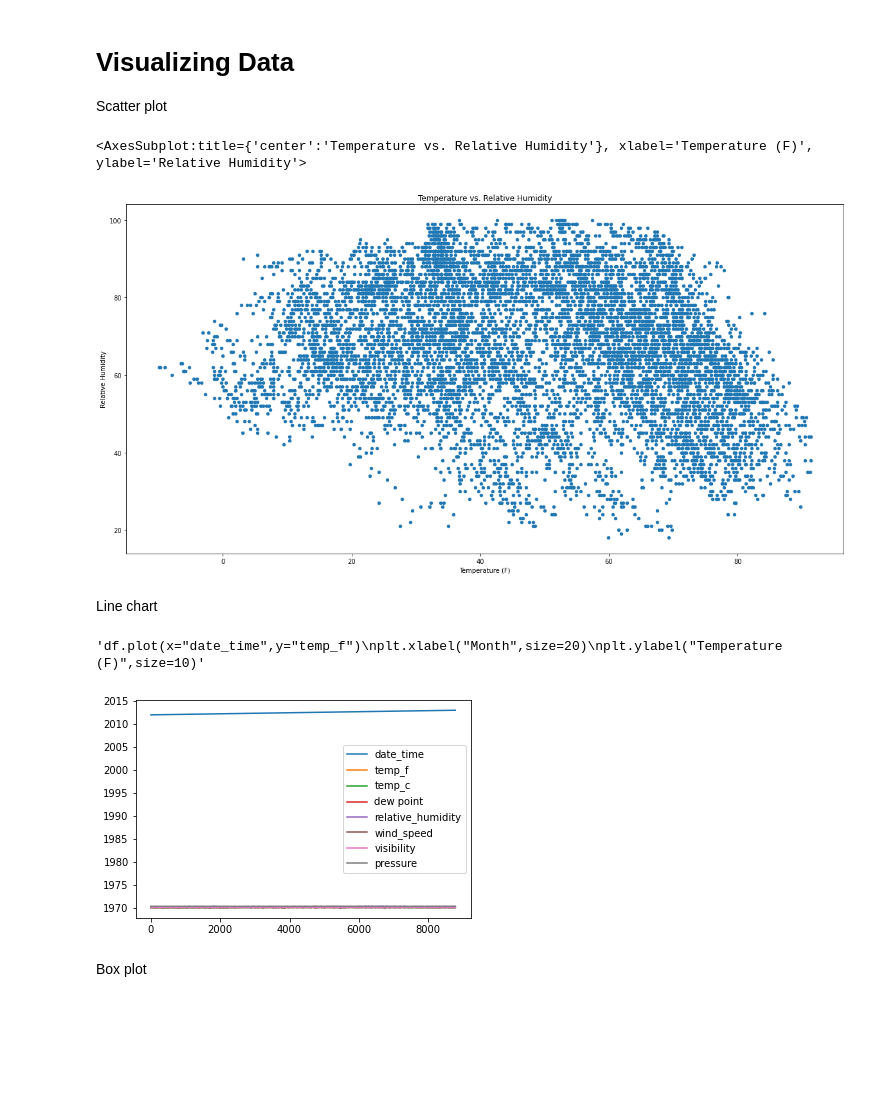
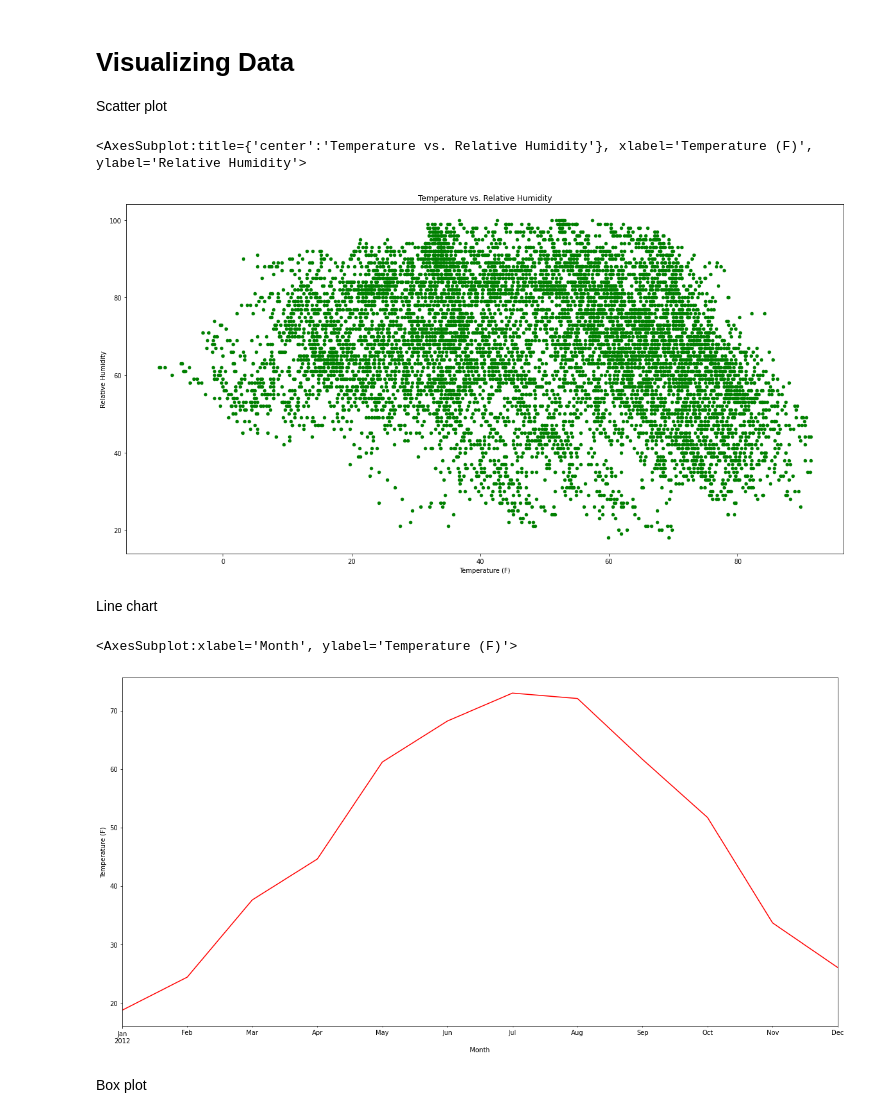
Before and after one commit to a-winders/MLA_ATW, a Jupyter notebook: MLA1_ATW.ipynb, the cells around one changed output. Saved outputs shown, nothing was run; the diff lists cells and outputs as text; code cells hidden in the pictures; blank space fills up the shorter version.

```diff
--- a/MLA1_ATW.ipynb
+++ b/MLA1_ATW.ipynb
@@ -257,25 +257,19 @@ Scatter plot
 # %%
 # Generates scatter plot that compares temperature against relative humidity
 # Size of the graph is 20 x 10
-df.plot(kind='scatter',x='temp_f',xlabel='Temperature (F)',y='relative_humidity',ylabel='Relative Humidity',title="Temperature vs. Relative Humidity",figsize=(20,10))
+df.plot(kind='scatter',x='temp_f',xlabel='Temperature (F)',y='relative_humidity',ylabel='Relative Humidity',c = 'green',title="Temperature vs. Relative Humidity",figsize=(20,10))
 # %% [output]
 <AxesSubplot:title={'center':'Temperature vs. Relative Humidity'}, xlabel='Temperature (F)', ylabel='Relative Humidity'>
-[figure, old version]
+[figure, new version]
 # %% [markdown]
 Line chart
 # %%
 # Generates line chart that shows average temperature (F) per month
 # Size of the graph is 20 x 10
-#df.plot(kind = 'line', x ='monthly_avg')
-
-df.plot()
-
-"""df.plot(x="date_time",y="temp_f")
-plt.xlabel("Month",size=20)
-plt.ylabel("Temperature (F)",size=10)"""
+monthly_avg.plot(x='temp_f',xlabel='Month',y='date_time',ylabel='Temperature (F)',c='red',figsize=(20,10))
 # %% [output]
-'df.plot(x="date_time",y="temp_f")\nplt.xlabel("Month",size=20)\nplt.ylabel("Temperature (F)",size=10)'
+<AxesSubplot:xlabel='Month', ylabel='Temperature (F)'>
-[figure, old version]
+[figure, new version]
 # %% [markdown]
 Box plot
 # %%
```
Also changed, not shown: parts of 2 cells of this notebook.
